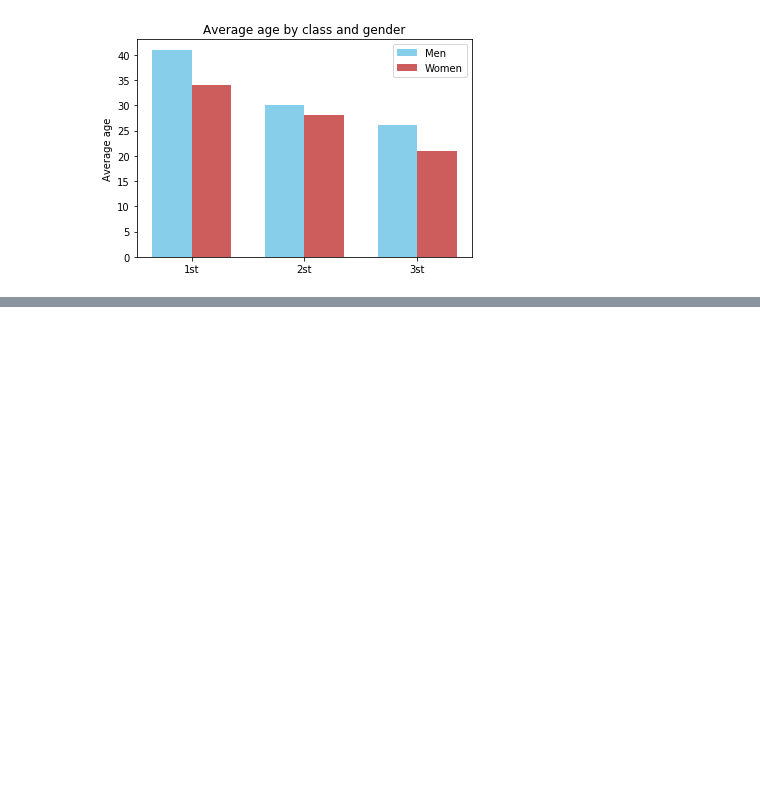
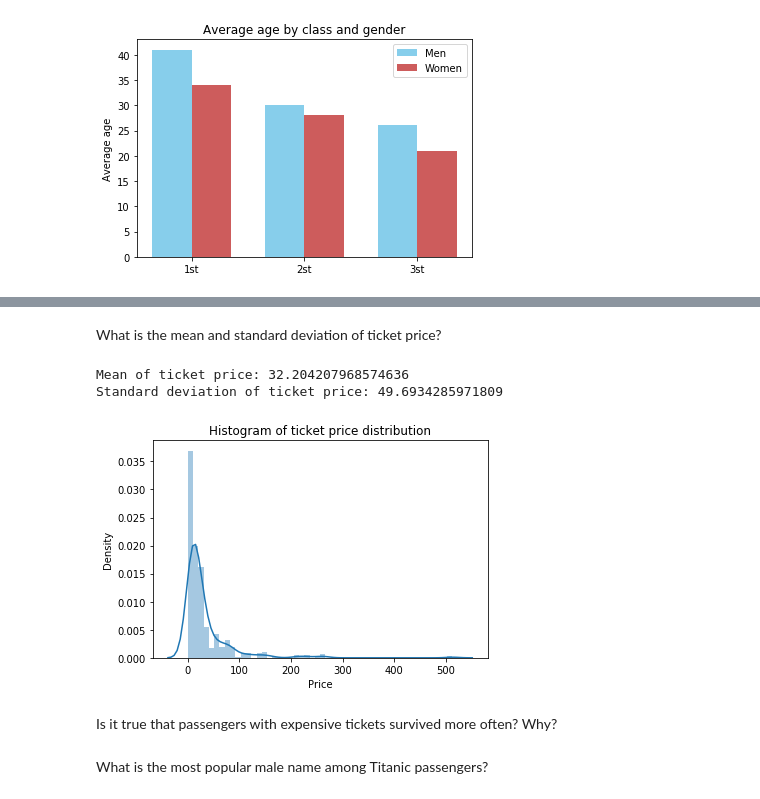
Before and after one commit to crazymidnight/python-labs, a Jupyter notebook: titanic.ipynb, the cells around one changed output, grey strips where cells are left out. Drawn from its saved outputs; the diff is of its cells as text; code cells hidden in the pictures; blank space fills up the shorter version.

```diff
--- a/titanic.ipynb
+++ b/titanic.ipynb
@@ -91,0 +158,19 @@ Average age of women from 3st class 21
+# %% [markdown]
+What is the mean and standard deviation of ticket price?
+# %%
+import seaborn as sns
+
+print(f'Mean of ticket price: {fare.mean()}')
+print(f'Standard deviation of ticket price: {fare.std()}')
+
+sns.distplot(fare)
+plt.title('Histogram of ticket price distribution')
+plt.xlabel('Price')
+plt.ylabel('Density')
+plt.show()
+# %% [output]
+Mean of ticket price: 32.204207968574636
+Standard deviation of ticket price: 49.6934285971809
+[figure, added]
+# %% [markdown]
+Is it true that passengers with expensive tickets survived more often? Why?
@@ -91,0 +179,2 @@ Average age of women from 3st class 21
+# %% [markdown]
+What is the most popular male name among Titanic passengers?
```
Also changed, not shown: parts of 9 cells of this notebook.
